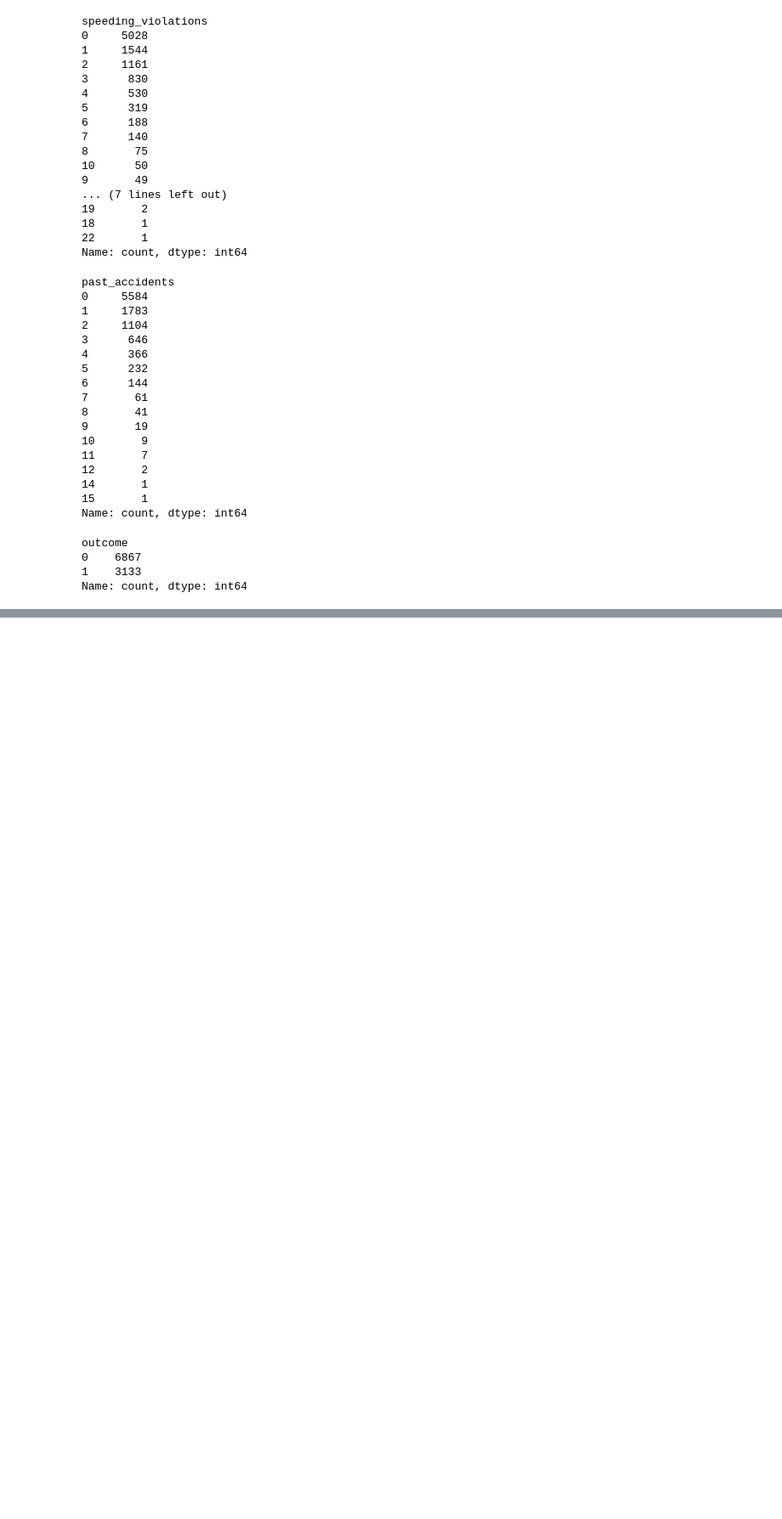
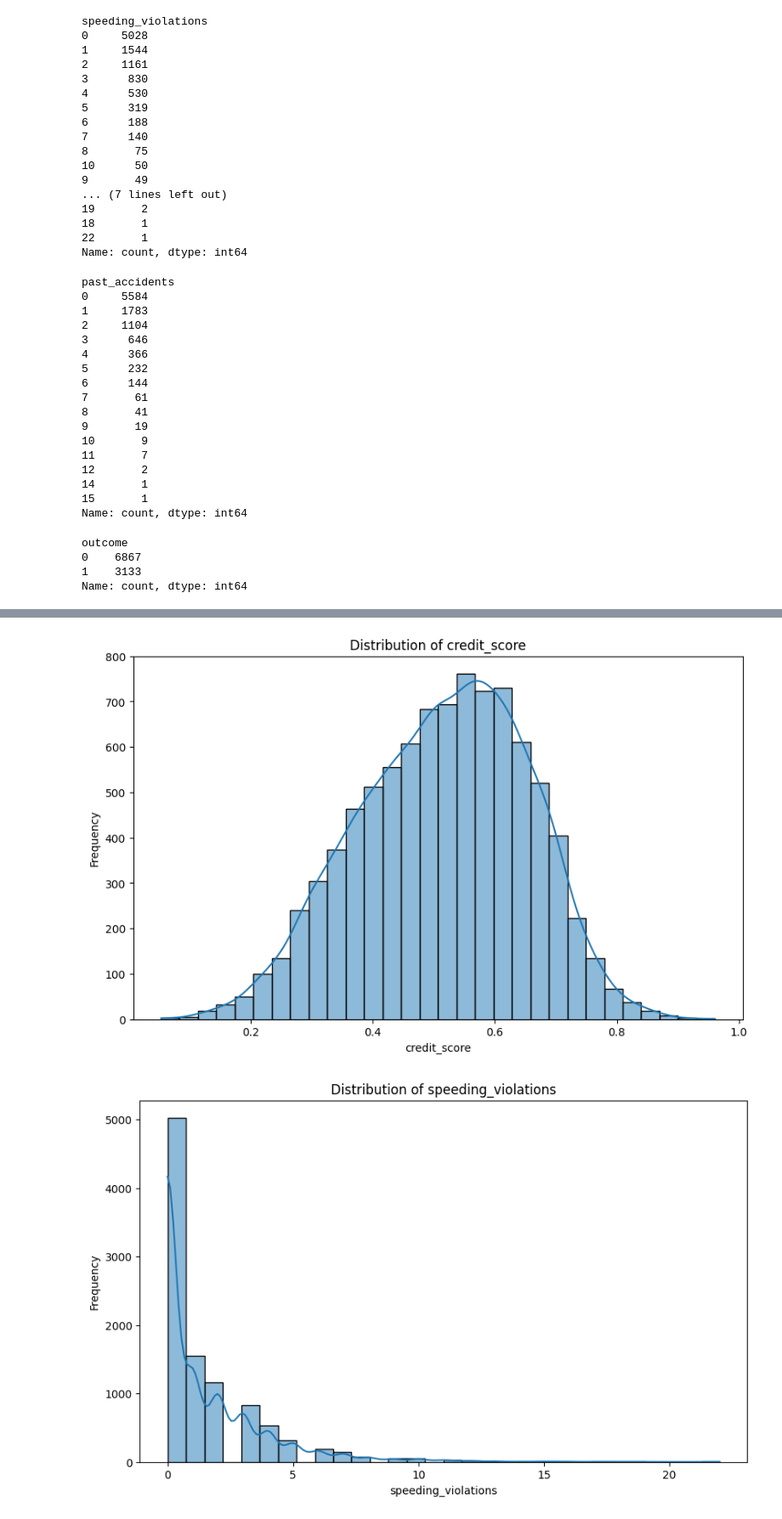
Before and after one commit to bhavesh2205/MLOps-Vehicle-Insurance-Claim-Prediction, a Jupyter notebook: analysis/EDA.ipynb, the cells around one changed output, grey strips where cells are left out. Shown at 85% size. Cells and saved outputs as stored; diff of their text form; code cells hidden in the pictures; blank space fills up the shorter version.

```diff
--- a/analysis/EDA.ipynb
+++ b/analysis/EDA.ipynb
@@ -283,0 +322,11 @@ df.describe(exclude=["int64", "float64"])
+# %%
+from analysis.univariate_analysis import UnivariateAnalyzer, NumericalUnivariateAnalysis, CategoricalUnivariateAnalysis
+
+univariate_analyzer = UnivariateAnalyzer(NumericalUnivariateAnalysis())
+univariate_analyzer.execute_analysis(df, 'credit_score')
+univariate_analyzer.execute_analysis(df, 'speeding_violations')
+univariate_analyzer.execute_analysis(df, 'past_accidents')
+univariate_analyzer.execute_analysis(df, 'annual_mileage')
+# %% [output]
+[figure, added]
+[figure, added]
```
Also changed, not shown: parts of 17 cells of this notebook, 16 other files.
